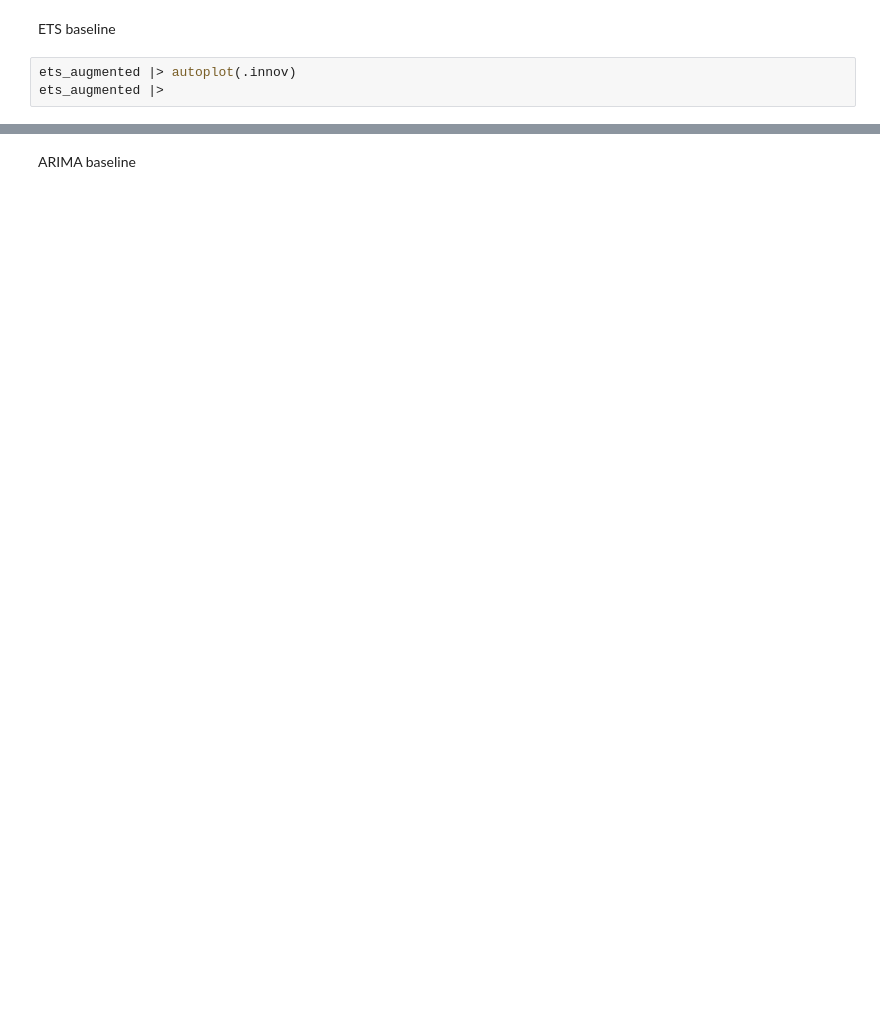
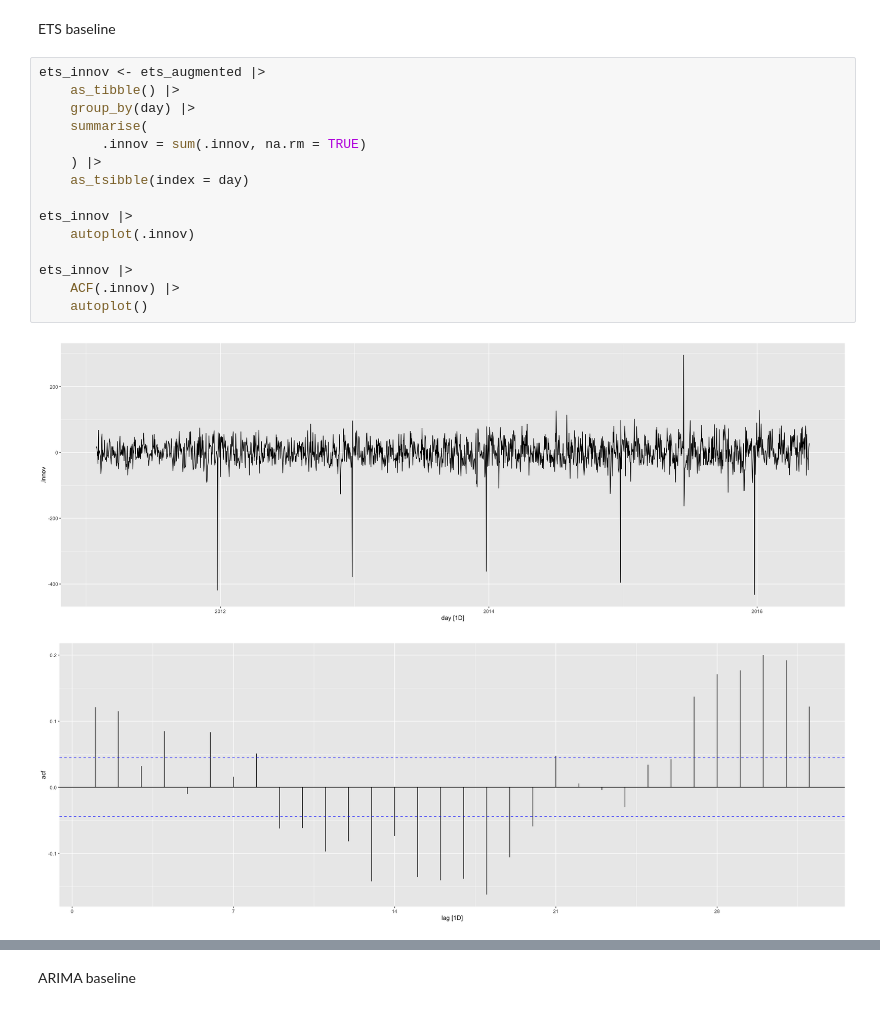
Before and after one commit to Whatisthisname/AFCS-Final, a Jupyter notebook: Evaluate/evaluate.ipynb, the cells around one changed output, grey strips where cells are left out. Saved outputs shown, nothing was run; the diff lists cells and outputs as text; blank space fills up the shorter version.

```diff
--- a/Evaluate/evaluate.ipynb
+++ b/Evaluate/evaluate.ipynb
@@ -615,5 +681,20 @@ snaive_augmented |>
 # %% [markdown]
 ETS baseline
 # %%
-ets_augmented |> autoplot(.innov)
-ets_augmented |>
+ets_innov <- ets_augmented |>
+    as_tibble() |>
+    group_by(day) |>
+    summarise(
+        .innov = sum(.innov, na.rm = TRUE)
+    ) |>
+    as_tsibble(index = day)
+
+ets_innov |>
+    autoplot(.innov)
+
+ets_innov |>
+    ACF(.innov) |>
+    autoplot()
+# %% [output]
+[figure, added]
+[figure, added]
```
Also changed, not shown: parts of 18 cells of this notebook.
